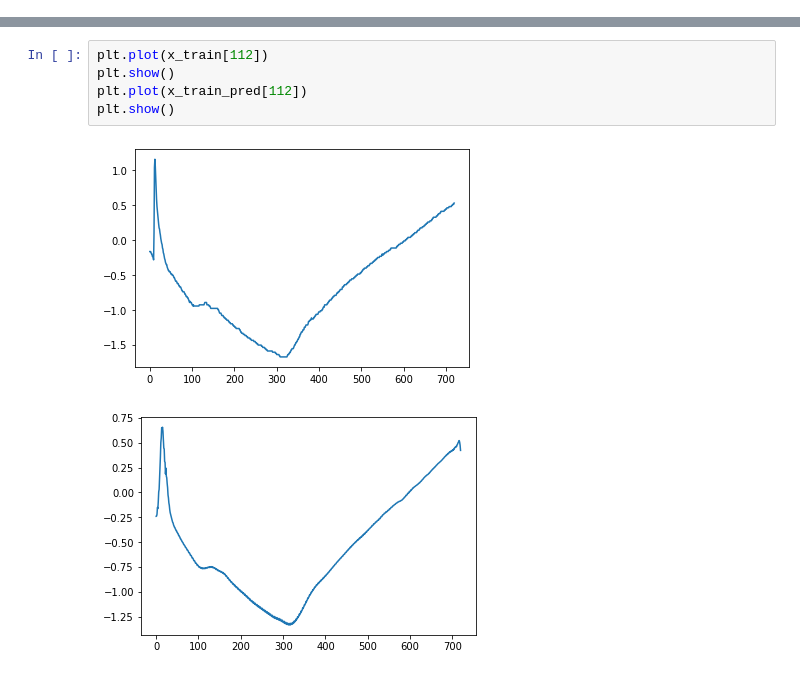
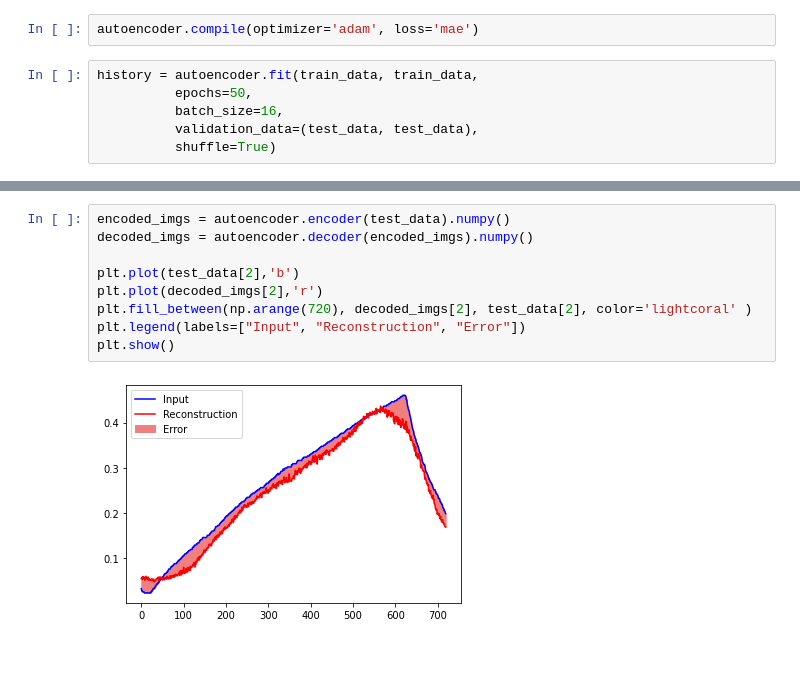
Before and after one commit to microsoft/ai-freezer-monitor, a Jupyter notebook: anomaly-detection-training/autoencoder_training.ipynb, the cells around one changed output, grey strips where cells are left out. Saved outputs shown, nothing was run; the diff lists cells and outputs as text.

```diff
--- a/anomaly-detection-training/autoencoder_training.ipynb
+++ b/anomaly-detection-training/autoencoder_training.ipynb
@@ -193,0 +105,8 @@ KeyboardInterrupt:
+# %%
+autoencoder.compile(optimizer='adam', loss='mae')
+# %%
+history = autoencoder.fit(train_data, train_data,
+          epochs=50,
+          batch_size=16,
+          validation_data=(test_data, test_data),
+          shuffle=True)
@@ -216,11 +138,14 @@ Reconstruction error threshold:  0.5548054789308737
-# %%
-plt.plot(x_train[112])
-plt.show()
-plt.plot(x_train_pred[112])
-plt.show()
-# %% [output]
-[figure, removed]
-[figure, removed]
+# %%
+encoded_imgs = autoencoder.encoder(test_data).numpy()
+decoded_imgs = autoencoder.decoder(encoded_imgs).numpy()
+
+plt.plot(test_data[2],'b')
+plt.plot(decoded_imgs[2],'r')
+plt.fill_between(np.arange(720), decoded_imgs[2], test_data[2], color='lightcoral' )
+plt.legend(labels=["Input", "Reconstruction", "Error"])
+plt.show()
+# %% [output]
+[figure, added]
 # %%
 # Path to the dataset from Adafruit.io
 # Change <DATASET-NAME> to the file name of the Adafruit.io data you downloaded.
```
Also changed, not shown: parts of 44 cells of this notebook.
